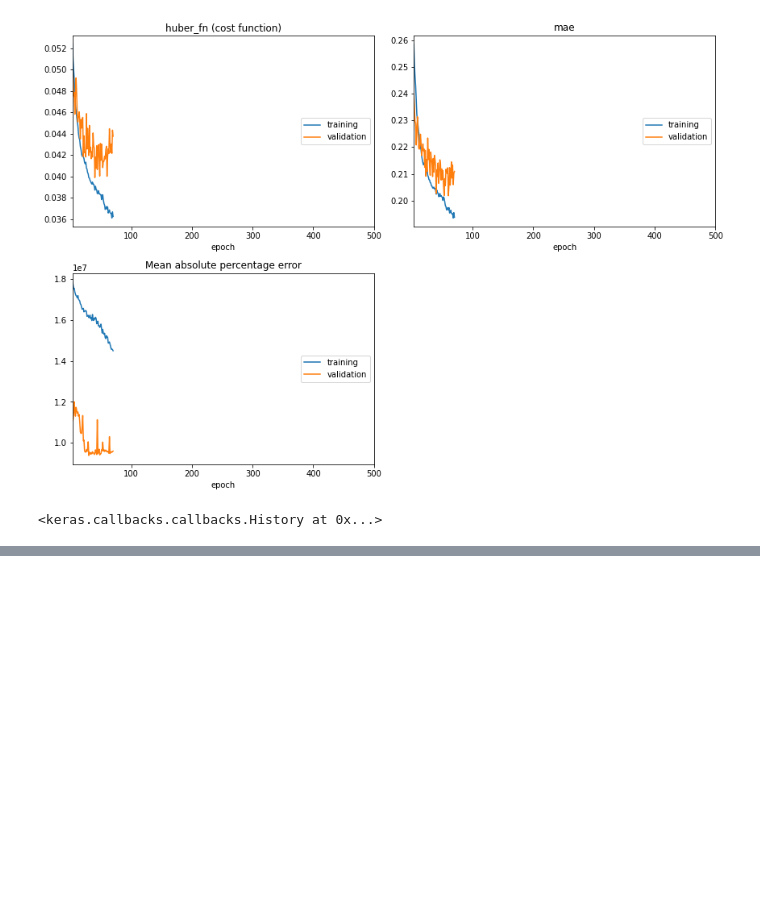
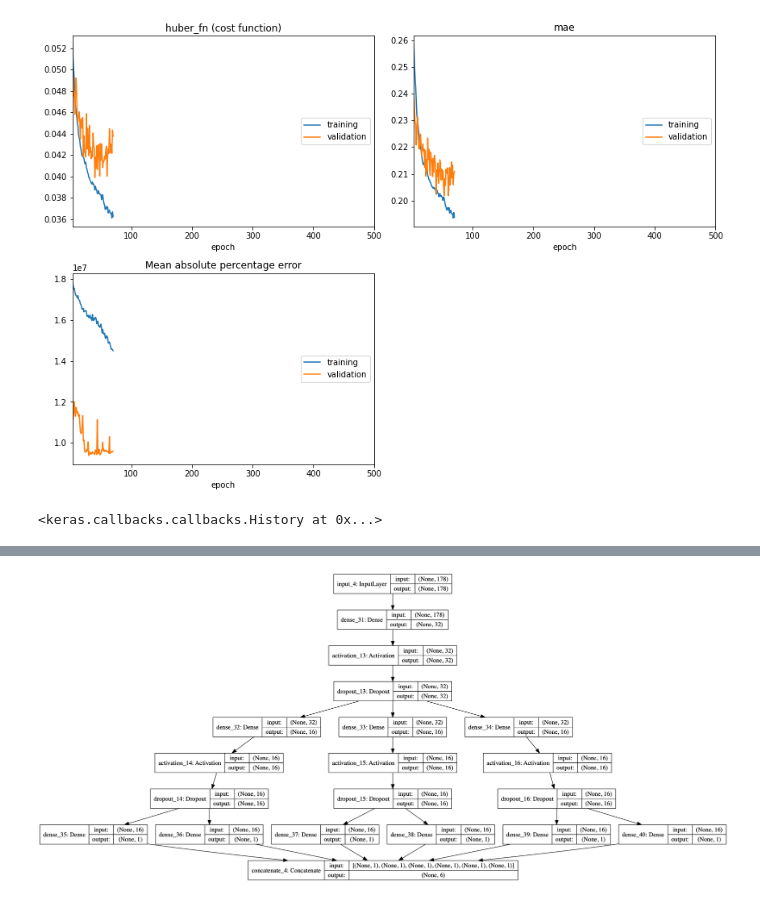
Before and after one commit to kjappelbaum/colorml, a Jupyter notebook: notebooks/simple_bayesian.ipynb, the cells around one changed output, grey strips where cells are left out. Saved outputs shown, nothing was run; the diff lists cells and outputs as text; code cells hidden in the pictures; blank space fills up the shorter version.

```diff
--- a/notebooks/simple_bayesian.ipynb
+++ b/notebooks/simple_bayesian.ipynb
@@ -297,0 +285,43 @@ plot_prediction_dist(result * 255, name_train, augment_dict)
+# %%
+inputlayer = Input(shape=(X_train.shape[1],))
+
+x = inputlayer
+
+for layer in layers[:-2]:
+    x = Dense(layer, activation='linear', activity_regularizer=l1(l1rate), kernel_initializer='he_normal')(x)
+    x = Activation('relu')(x)
+    x = Dropout(dropout_p)(x)
+
+r = x
+g = x
+b = x
+
+for layer in layers[-1]:
+    r = Dense(layer, activation='linear', activity_regularizer=l1(l1rate), kernel_initializer='he_normal')(r)
+    r = Activation('relu')(r)
+    r = Dropout(dropout_p)(r)
+
+    g = Dense(layer, activation='linear', activity_regularizer=l1(l1rate), kernel_initializer='he_normal')(g)
+    g = Activation('relu')(g)
+    g = Dropout(dropout_p)(g)
+
+    b = Dense(layer, activation='linear', activity_regularizer=l1(l1rate), kernel_initializer='he_normal')(b)
+    b = Activation('relu')(b)
+    b = Dropout(dropout_p)(b)
+
+
+r_mu = Dense(1, activation=mapping_to_target_range, kernel_initializer='he_normal')(r)
+r_sigma = Dense(1,  activation='linear', kernel_initializer='he_normal')(r)
+
+g_mu = Dense(1, activation=mapping_to_target_range, kernel_initializer='he_normal')(g)
+g_sigma = Dense(1, activation='linear',kernel_initializer='he_normal')(g)
+
+b_mu = Dense(1, activation=mapping_to_target_range, kernel_initializer='he_normal')(b)
+b_sigma = Dense(1,  activation='linear', kernel_initializer='he_normal')(b)
+
+output = Concatenate()([r_mu, g_mu, b_mu, r_sigma, g_sigma, b_sigma])
+model = Model(inputs=inputlayer, outputs=output)
+# %%
+plot_model(model, show_shapes=True)
+# %% [output]
+[figure, added]
```
Also changed, not shown: parts of 23 cells of this notebook, 6 other files.
